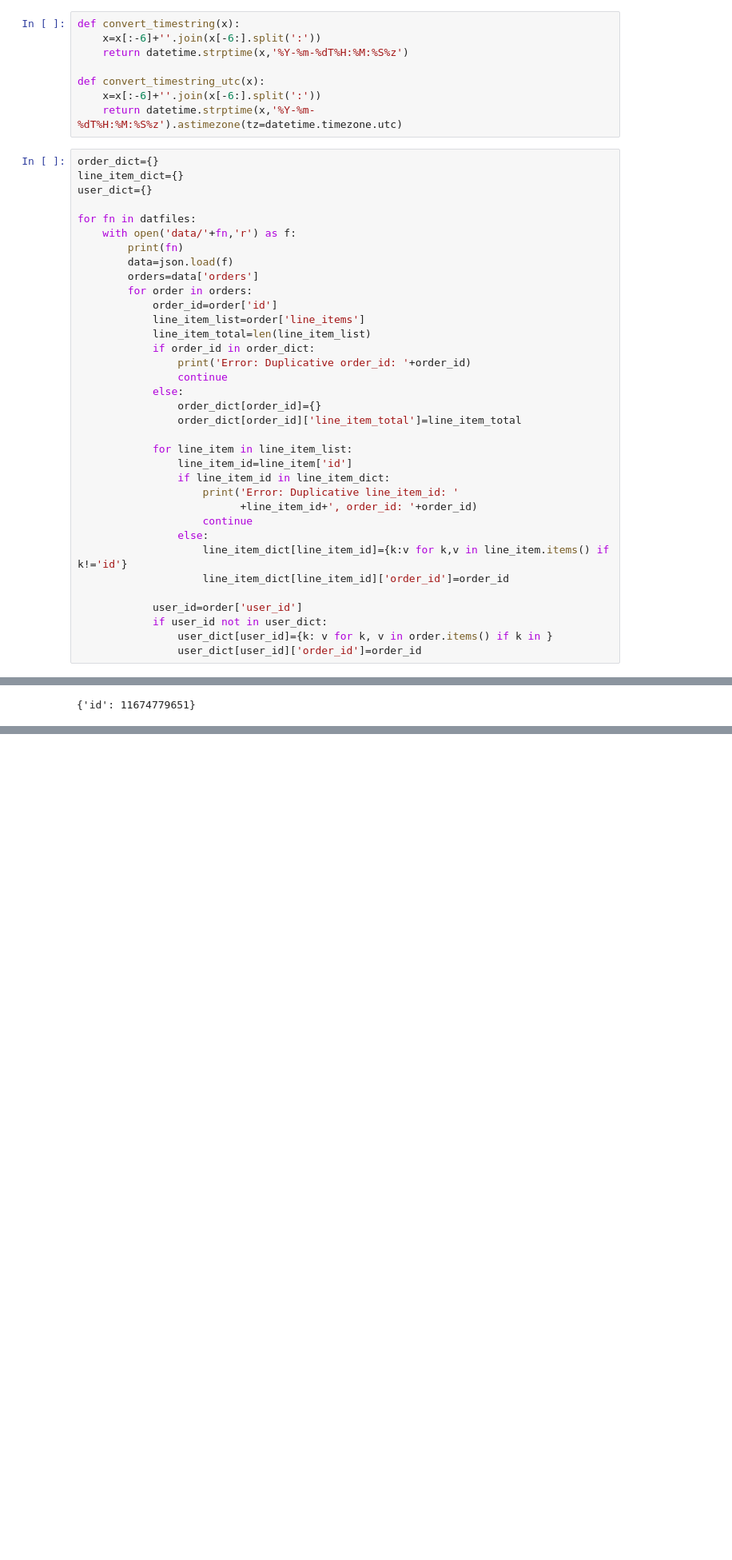
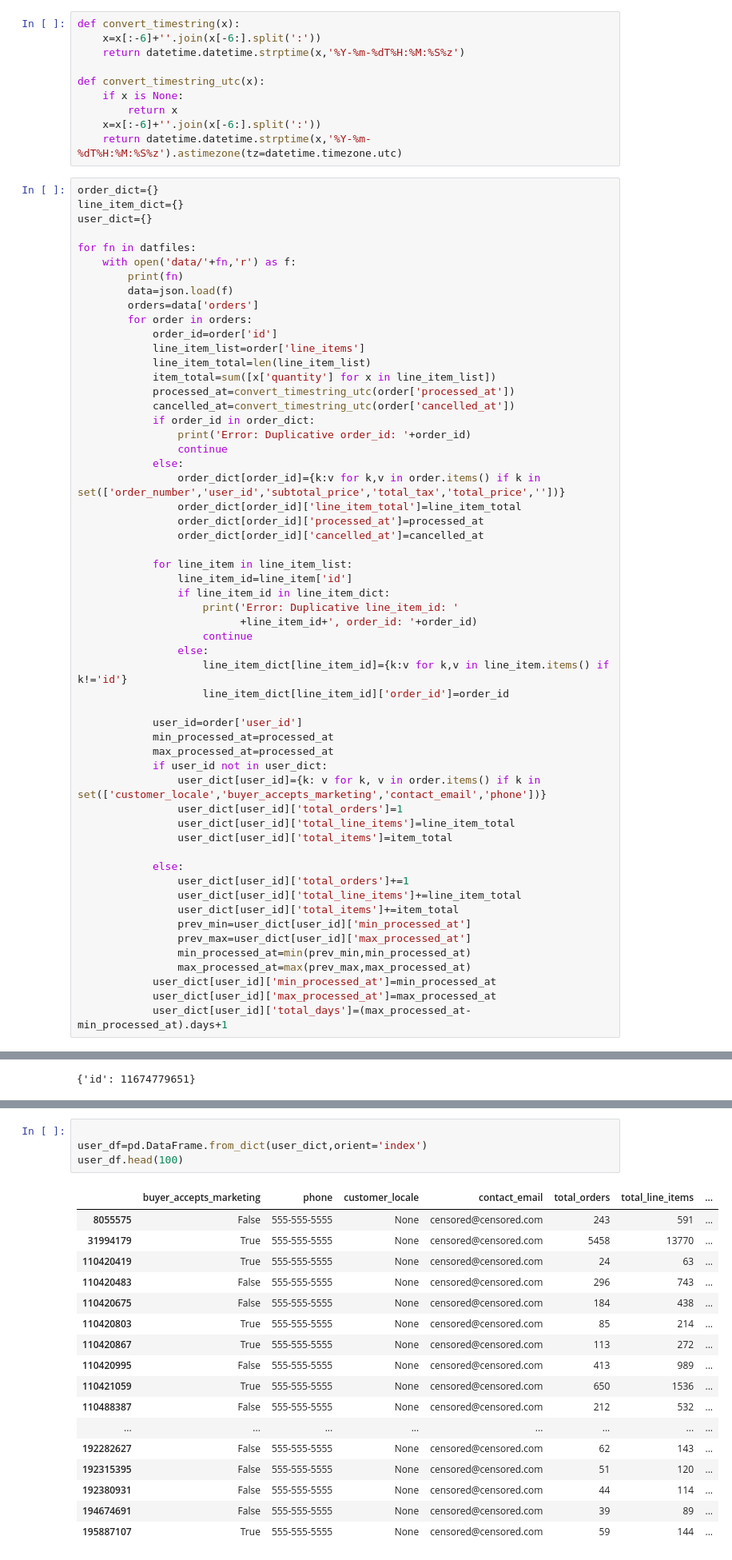
Before and after one commit to allisonchau/glossier, a Jupyter notebook: data_ingest.ipynb, the cells around one changed output, grey strips where cells are left out. Shown at 80% size. Cells and saved outputs as stored; diff of their text form; blank space fills up the shorter version.

Commit message:
added git ignore and transformed the data

```diff
--- a/data_ingest.ipynb
+++ b/data_ingest.ipynb
@@ -8,11 +9,13 @@ datfiles=os.listdir('data/')
 # %%
 def convert_timestring(x):
     x=x[:-6]+''.join(x[-6:].split(':'))
-    return datetime.strptime(x,'%Y-%m-%dT%H:%M:%S%z')
+    return datetime.datetime.strptime(x,'%Y-%m-%dT%H:%M:%S%z')
 
 def convert_timestring_utc(x):
+    if x is None:
+        return x
     x=x[:-6]+''.join(x[-6:].split(':'))
-    return datetime.strptime(x,'%Y-%m-%dT%H:%M:%S%z').astimezone(tz=datetime.timezone.utc)
+    return datetime.datetime.strptime(x,'%Y-%m-%dT%H:%M:%S%z').astimezone(tz=datetime.timezone.utc)
 # %%
 order_dict={}
 line_item_dict={}
@@ -27,12 +30,17 @@ for fn in datfiles:
             order_id=order['id']
             line_item_list=order['line_items']
             line_item_total=len(line_item_list)
+            item_total=sum([x['quantity'] for x in line_item_list])
+            processed_at=convert_timestring_utc(order['processed_at'])
+            cancelled_at=convert_timestring_utc(order['cancelled_at'])
             if order_id in order_dict:
                 print('Error: Duplicative order_id: '+order_id)
                 continue
             else:
-                order_dict[order_id]={}
+                order_dict[order_id]={k:v for k,v in order.items() if k in set(['order_number','user_id','subtotal_price','total_tax','total_price',''])}
                 order_dict[order_id]['line_item_total']=line_item_total
+                order_dict[order_id]['processed_at']=processed_at
+                order_dict[order_id]['cancelled_at']=cancelled_at
 
             for line_item in line_item_list:
                 line_item_id=line_item['id']
@@ -45,8 +53,24 @@ for fn in datfiles:
                     line_item_dict[line_item_id]['order_id']=order_id
 
             user_id=order['user_id']
+            min_processed_at=processed_at
+            max_processed_at=processed_at
             if user_id not in user_dict:
-                user_dict[user_id]={k: v for k, v in order.items() if k in }
-                user_dict[user_id]['order_id']=order_id
+                user_dict[user_id]={k: v for k, v in order.items() if k in set(['customer_locale','buyer_accepts_marketing','contact_email','phone'])}
+                user_dict[user_id]['total_orders']=1
+                user_dict[user_id]['total_line_items']=line_item_total
+                user_dict[user_id]['total_items']=item_total
+
+            else:
+                user_dict[user_id]['total_orders']+=1
+                user_dict[user_id]['total_line_items']+=line_item_total
+                user_dict[user_id]['total_items']+=item_total
+                prev_min=user_dict[user_id]['min_processed_at']
+                prev_max=user_dict[user_id]['max_processed_at']
+                min_processed_at=min(prev_min,min_processed_at)
+                max_processed_at=max(prev_max,max_processed_at)
+            user_dict[user_id]['min_processed_at']=min_processed_at
+            user_dict[user_id]['max_processed_at']=max_processed_at
+            user_dict[user_id]['total_days']=(max_processed_at-min_processed_at).days+1
 # %% [output]
 2017-10-30.json
@@ -105,0 +148,22 @@ dict_items([('id', 11674779651), ('email', 'censored@censored.com'), ('closed_at
+# %%
+
+user_df=pd.DataFrame.from_dict(user_dict,orient='index')
+user_df.head(100)
+# %% [output]
+|  | buyer_accepts_marketing | phone | customer_locale | contact_email | total_orders | total_line_items | ... |
+| 8055575 | False | 555-555-5555 | None | censored@censored.com | 243 | 591 | ... |
+| 31994179 | True | 555-555-5555 | None | censored@censored.com | 5458 | 13770 | ... |
+| 110420419 | True | 555-555-5555 | None | censored@censored.com | 24 | 63 | ... |
+| 110420483 | False | 555-555-5555 | None | censored@censored.com | 296 | 743 | ... |
+| 110420675 | False | 555-555-5555 | None | censored@censored.com | 184 | 438 | ... |
+| 110420803 | True | 555-555-5555 | None | censored@censored.com | 85 | 214 | ... |
+| 110420867 | True | 555-555-5555 | None | censored@censored.com | 113 | 272 | ... |
+| 110420995 | False | 555-555-5555 | None | censored@censored.com | 413 | 989 | ... |
+| 110421059 | True | 555-555-5555 | None | censored@censored.com | 650 | 1536 | ... |
+| 110488387 | False | 555-555-5555 | None | censored@censored.com | 212 | 532 | ... |
+| ... | ... | ... | ... | ... | ... | ... | ... |
+| 192282627 | False | 555-555-5555 | None | censored@censored.com | 62 | 143 | ... |
+| 192315395 | False | 555-555-5555 | None | censored@censored.com | 51 | 120 | ... |
+| 192380931 | False | 555-555-5555 | None | censored@censored.com | 44 | 114 | ... |
+| 194674691 | False | 555-555-5555 | None | censored@censored.com | 39 | 89 | ... |
+| 195887107 | True | 555-555-5555 | None | censored@censored.com | 59 | 144 | ... |
```
Also changed, not shown: parts of 9 cells of this notebook, 1 other file.
